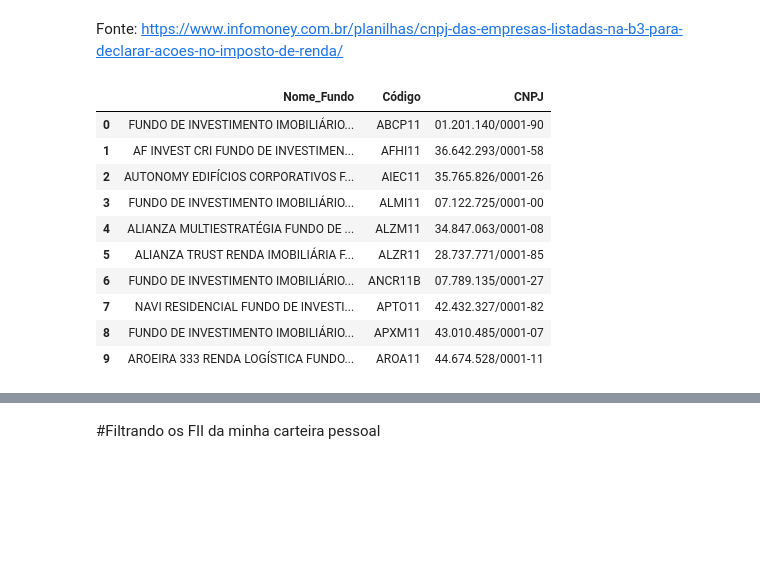
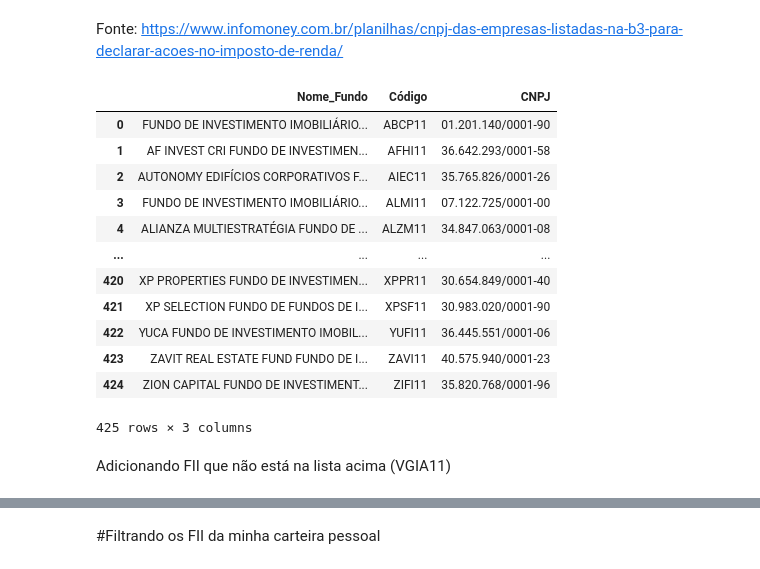
Before and after one commit to Catatau52/Data_Mining-Captura_Vp_Dy_FII, a Jupyter notebook: Coleta_Vp&Dy_FIIs.ipynb, the cells around one changed output, grey strips where cells are left out. Saved outputs shown, nothing was run; the diff lists cells and outputs as text; code cells hidden in the pictures; blank space fills up the shorter version.

```diff
--- a/Coleta_Vp&Dy_FIIs.ipynb
+++ b/Coleta_Vp&Dy_FIIs.ipynb
@@ -80,16 +105,20 @@ Fonte: https://www.infomoney.com.br/planilhas/cnpj-das-empresas-listadas-na-b3-p
 # %%
 FII = pd.read_csv('/content/lista_de_fiis.csv',sep=';',  encoding='ISO-8859-1',index_col=False)
 # %%
-FII.head(10)
+FII
 # %% [output]
 |  | Nome_Fundo | Código | CNPJ |
 | 0 | FUNDO DE INVESTIMENTO IMOBILIÁRIO... | ABCP11 | 01.201.140/0001-90 |
 | 1 | AF INVEST CRI FUNDO DE INVESTIMEN... | AFHI11 | 36.642.293/0001-58 |
 | 2 | AUTONOMY EDIFÍCIOS CORPORATIVOS F... | AIEC11 | 35.765.826/0001-26 |
 | 3 | FUNDO DE INVESTIMENTO IMOBILIÁRIO... | ALMI11 | 07.122.725/0001-00 |
 | 4 | ALIANZA MULTIESTRATÉGIA FUNDO DE ... | ALZM11 | 34.847.063/0001-08 |
-| 5 | ALIANZA TRUST RENDA IMOBILIÁRIA F... | ALZR11 | 28.737.771/0001-85 |
-| 6 | FUNDO DE INVESTIMENTO IMOBILIÁRIO... | ANCR11B | 07.789.135/0001-27 |
-| 7 | NAVI RESIDENCIAL FUNDO DE INVESTI... | APTO11 | 42.432.327/0001-82 |
-| 8 | FUNDO DE INVESTIMENTO IMOBILIÁRIO... | APXM11 | 43.010.485/0001-07 |
-| 9 | AROEIRA 333 RENDA LOGÍSTICA FUNDO... | AROA11 | 44.674.528/0001-11 |
+| ... | ... | ... | ... |
+| 420 | XP PROPERTIES FUNDO DE INVESTIMEN... | XPPR11 | 30.654.849/0001-40 |
+| 421 | XP SELECTION FUNDO DE FUNDOS DE I... | XPSF11 | 30.983.020/0001-90 |
+| 422 | YUCA FUNDO DE INVESTIMENTO IMOBIL... | YUFI11 | 36.445.551/0001-06 |
+| 423 | ZAVIT REAL ESTATE FUND FUNDO DE I... | ZAVI11 | 40.575.940/0001-23 |
+| 424 | ZION CAPITAL FUNDO DE INVESTIMENT... | ZIFI11 | 35.820.768/0001-96 |
+425 rows × 3 columns
+# %% [markdown]
+Adicionando FII que não está na lista acima (VGIA11)
```
Also changed, not shown: parts of 16 cells of this notebook.
